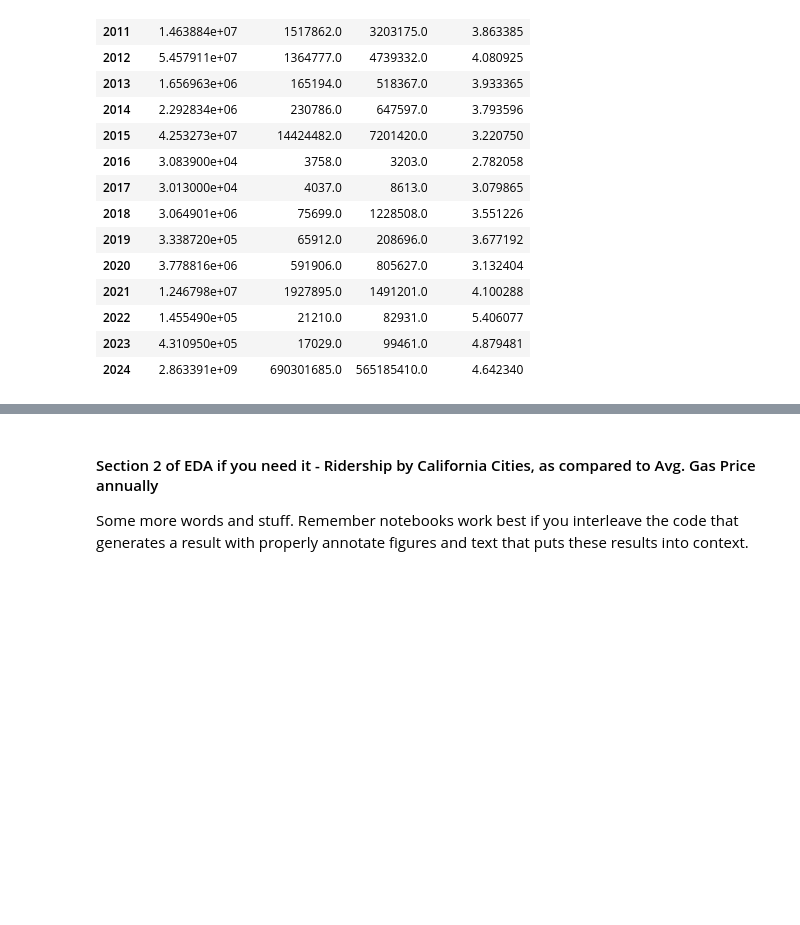
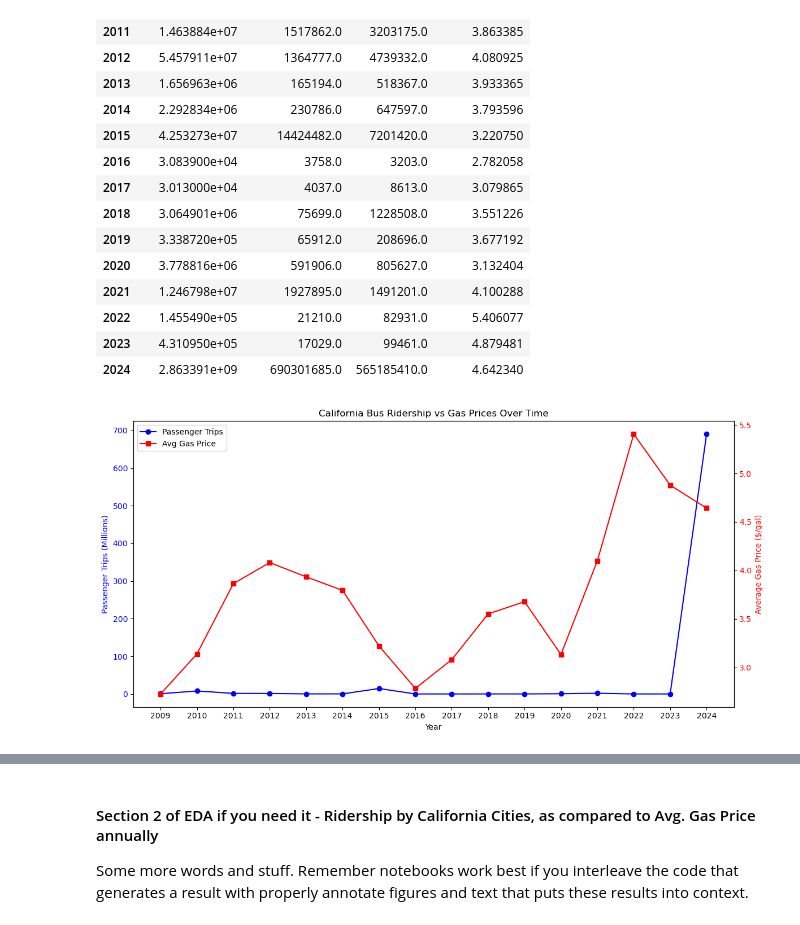
Before and after one commit to COGS108/Group012_WI26, a Jupyter notebook: 02-EDACheckpoint.ipynb, the cells around one changed output, grey strips where cells are left out. Saved outputs shown, nothing was run; the diff lists cells and outputs as text; code cells hidden in the pictures; blank space fills up the shorter version.

Commit message:
plots and correlation matrix for section one

```diff
--- a/02-EDACheckpoint.ipynb
+++ b/02-EDACheckpoint.ipynb
@@ -293,3 +296,52 @@ ride_df_state
 | 2022 | 1.455490e+05 | 21210.0 | 82931.0 | 5.406077 |
 | 2023 | 4.310950e+05 | 17029.0 | 99461.0 | 4.879481 |
 | 2024 | 2.863391e+09 | 690301685.0 | 565185410.0 | 4.642340 |
+# %%
+# converts the index in years to an integer
+ride_df_state.index = ride_df_state.index.astype(int)
+ride_df_state = ride_df_state.sort_index()
+
+import matplotlib.pyplot as plt
+import seaborn as sns
+# %%
+fig, ax1 = plt.subplots(figsize=(12,6))
+
+# ridership line (blue)
+line1 = ax1.plot(
+    ride_df_state.index,
+    ride_df_state['Passenger Trips']/1e6,
+    color='blue',
+    marker='o',
+    label='Passenger Trips'
+)
+
+ax1.set_xlabel('Year')
+ax1.set_ylabel('Passenger Trips (Millions)', color='blue')
+ax1.tick_params(axis='y', labelcolor='blue')
+
+# gas price line (red)
+ax2 = ax1.twinx()
+
+line2 = ax2.plot(
+    ride_df_state.index,
+    ride_df_state['Avg_Gas_Price'],
+    color='red',
+    marker='s',
+    label='Avg Gas Price'
+)
+
+ax2.set_ylabel('Average Gas Price ($/gal)', color='red')
+ax2.tick_params(axis='y', labelcolor='red')
+
+# legend
+lines = line1 + line2
+labels = [line.get_label() for line in lines]
+ax1.legend(lines, labels, loc='upper left')
+
+plt.title('California Bus Ridership vs Gas Prices Over Time')
+plt.xticks(ride_df_state.index, rotation=45)
+plt.tight_layout()
+
+plt.show()
+# %% [output]
+[figure, added]
```
Also changed, not shown: parts of 4 cells of this notebook.
